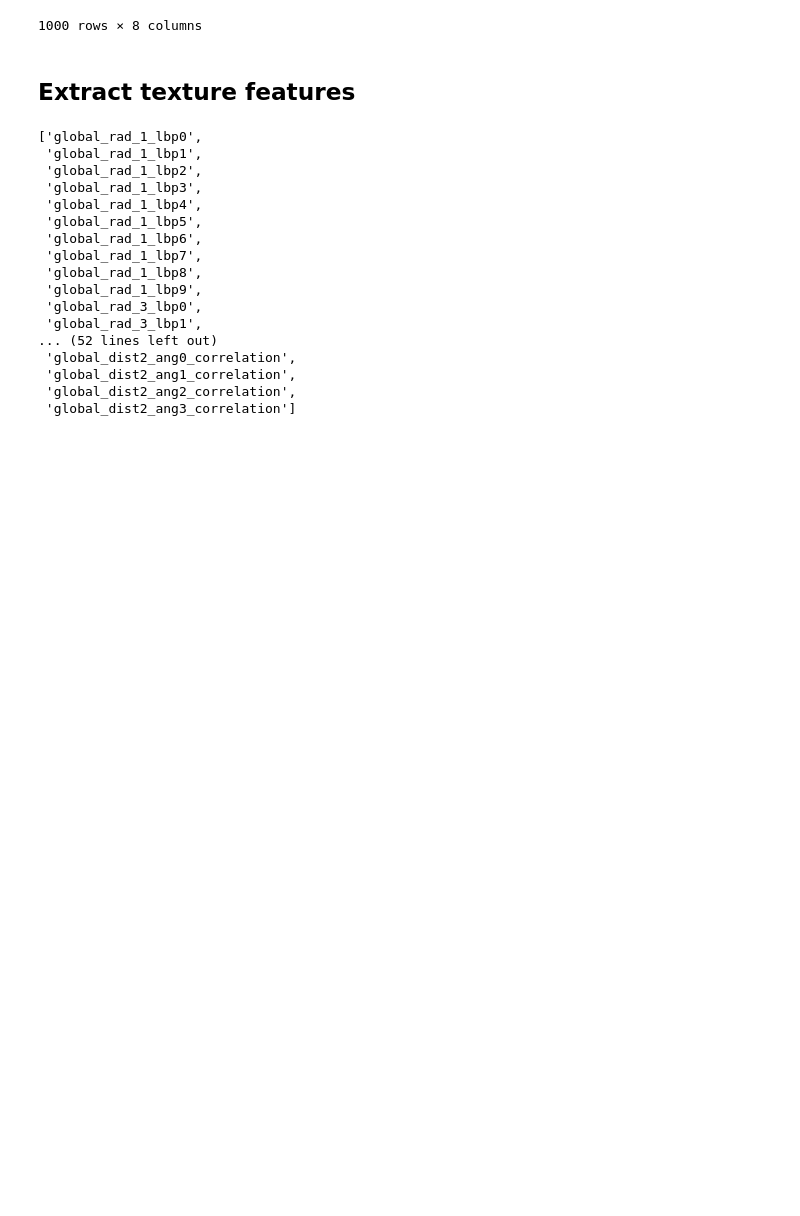
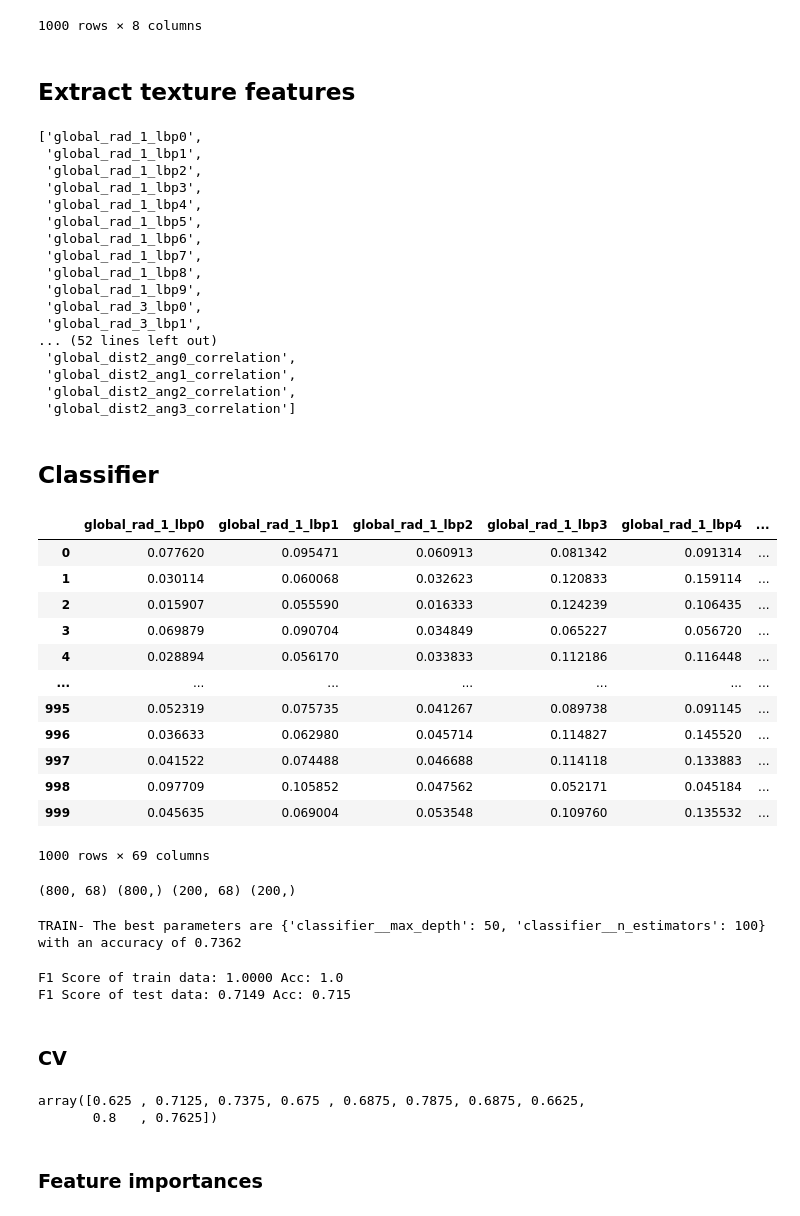
Before and after one commit to cansuyalcinn/skin-lesion-segmentation, a Jupyter notebook: notebooks/texture_features.ipynb, the cells around one changed output. Cells and saved outputs as stored; diff of their text form; code cells hidden in the pictures; blank space fills up the shorter version.

Commit message:
texture features class

```diff
--- a/notebooks/texture_features.ipynb
+++ b/notebooks/texture_features.ipynb
@@ -86,3 +86,5 @@ for i in tqdm(data_sample.index.values, total=1000):
 df = pd.DataFrame(all_feat, columns=cfe.features_names)
 df['label'] = labels
 df.to_feather('../data/binary/ds1000_texture_features.f')
+# %% [markdown]
+## Classifier
@@ -88,0 +101,17 @@ df.to_feather('../data/binary/ds1000_texture_features.f')
+# %%
+df = pd.read_feather('../data/binary/ds1000_texture_features.f')
+df
+# %% [output]
+|  | global_rad_1_lbp0 | global_rad_1_lbp1 | global_rad_1_lbp2 | global_rad_1_lbp3 | global_rad_1_lbp4 | ... |
+| 0 | 0.077620 | 0.095471 | 0.060913 | 0.081342 | 0.091314 | ... |
+| 1 | 0.030114 | 0.060068 | 0.032623 | 0.120833 | 0.159114 | ... |
+| 2 | 0.015907 | 0.055590 | 0.016333 | 0.124239 | 0.106435 | ... |
+| 3 | 0.069879 | 0.090704 | 0.034849 | 0.065227 | 0.056720 | ... |
+| 4 | 0.028894 | 0.056170 | 0.033833 | 0.112186 | 0.116448 | ... |
+| ... | ... | ... | ... | ... | ... | ... |
+| 995 | 0.052319 | 0.075735 | 0.041267 | 0.089738 | 0.091145 | ... |
+| 996 | 0.036633 | 0.062980 | 0.045714 | 0.114827 | 0.145520 | ... |
+| 997 | 0.041522 | 0.074488 | 0.046688 | 0.114118 | 0.133883 | ... |
+| 998 | 0.097709 | 0.105852 | 0.047562 | 0.052171 | 0.045184 | ... |
+| 999 | 0.045635 | 0.069004 | 0.053548 | 0.109760 | 0.135532 | ... |
+1000 rows × 69 columns
@@ -88,0 +129,4 @@ df.to_feather('../data/binary/ds1000_texture_features.f')
+# %%
+print(X_train.shape, y_train.shape, X_test.shape, y_test.shape)
+# %% [output]
+(800, 68) (800,) (200, 68) (200,)
@@ -88,0 +145,32 @@ df.to_feather('../data/binary/ds1000_texture_features.f')
+# %%
+grid_search = GridSearchCV(pipe, param_grid, cv=cv)
+#Let's train and test the learning system
+grid_search.fit(X_train, y_train)
+
+#Here we just print the best accuracy and the corresponding values for the parameters
+print("TRAIN- The best parameters are %s with an accuracy of %0.4f"%(grid_search.best_params_, grid_search.best_score_))
+
+# Store the trained models
+with open('../data/binary/RF_800_texture.sav', 'wb') as f:
+                    pickle.dump(grid_search, f)
+# %% [output]
+TRAIN- The best parameters are {'classifier__max_depth': 50, 'classifier__n_estimators': 100} with an accuracy of 0.7362
+# %%
+y_train_predicted = grid_search.predict(X_train)
+y_test_predicted =  grid_search.predict(X_test)
+print('F1 Score of train data: %0.4f' %f1_score(y_train,y_train_predicted,average='macro'), f'Acc: {accuracy_score(y_train, y_train_predicted)}')
+print('F1 Score of test data: %0.4f' %f1_score(y_test,y_test_predicted,average='macro'), f'Acc: {accuracy_score(y_test, y_test_predicted)}')
+# %% [output]
+F1 Score of train data: 1.0000 Acc: 1.0
+F1 Score of test data: 0.7149 Acc: 0.715
+# %% [markdown]
+### CV
+# %%
+from sklearn.model_selection import cross_val_score
+cv_scores = cross_val_score(estimator= grid_search, X = X_train, y = y_train, scoring= "accuracy", cv=10, n_jobs=-1)
+cv_scores
+# %% [output]
+array([0.625 , 0.7125, 0.7375, 0.675 , 0.6875, 0.7875, 0.6875, 0.6625,
+       0.8   , 0.7625])
+# %% [markdown]
+### Feature importances
```
Also changed, not shown: parts of 13 cells of this notebook.
